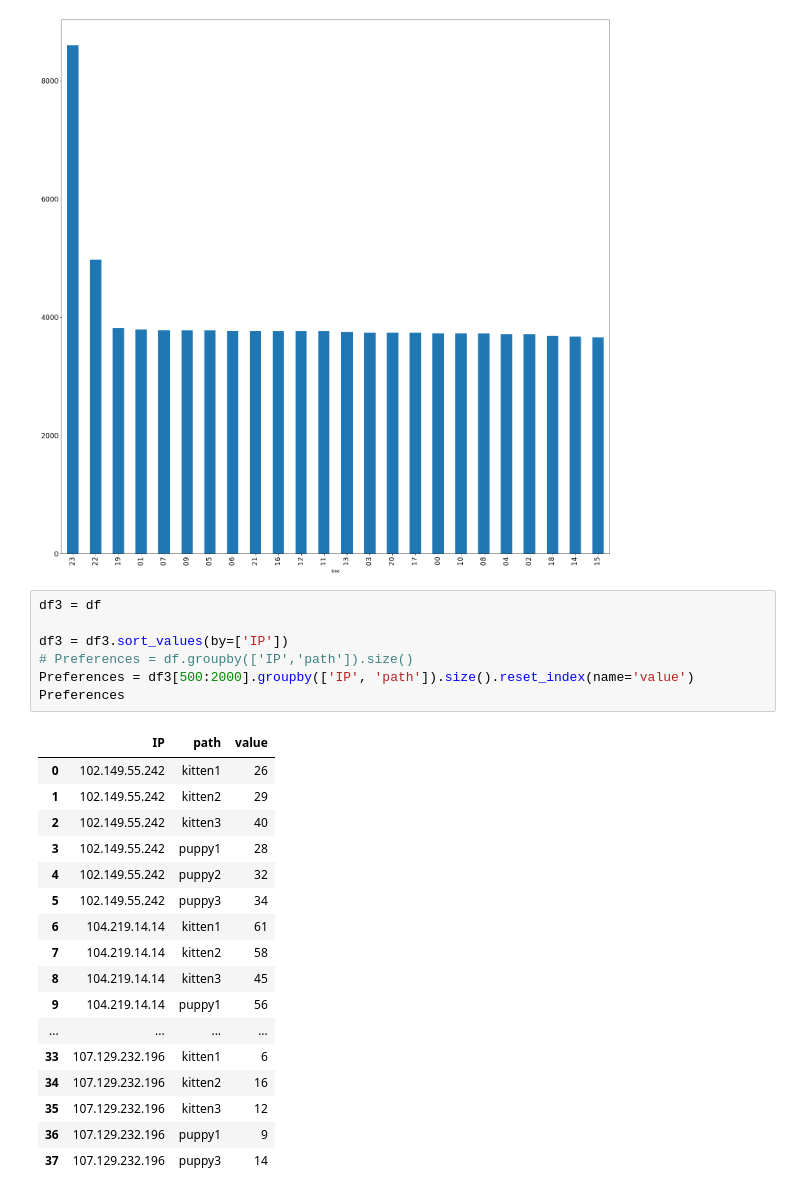
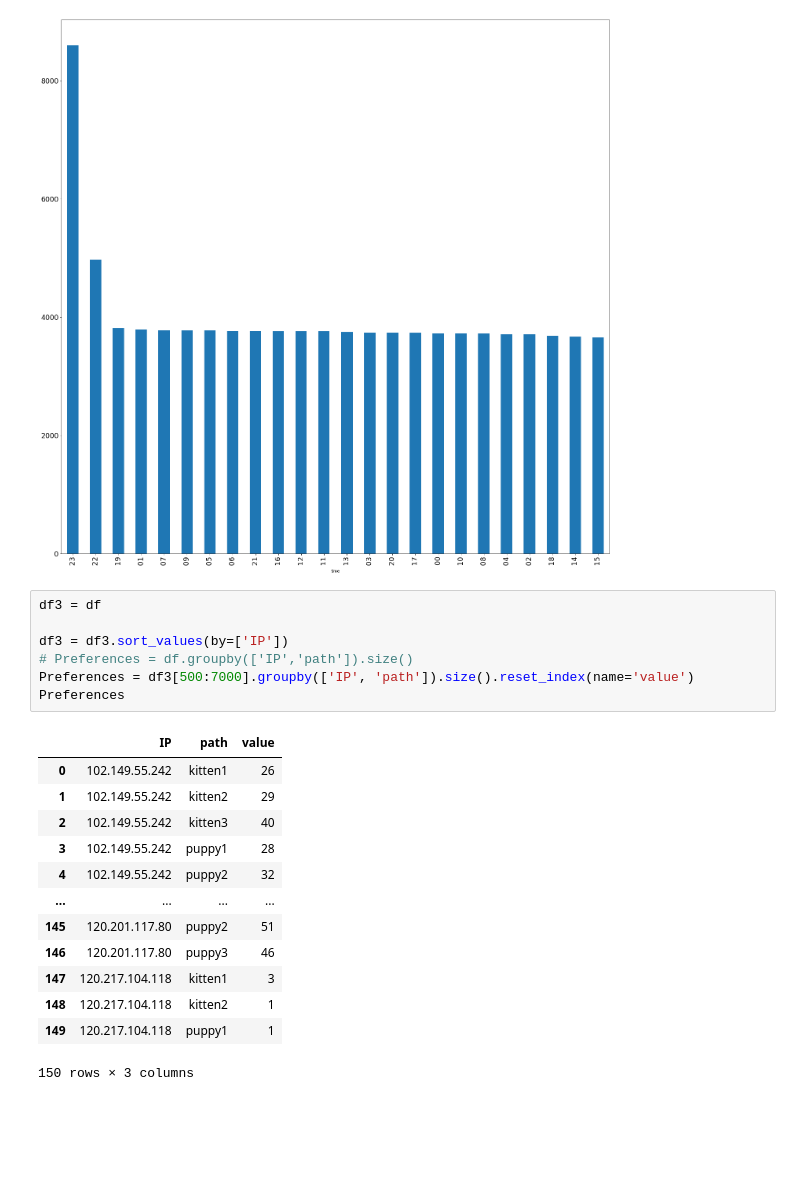
Before and after one commit to msilin/dogcat, a Jupyter notebook: Notebook_hk.ipynb, the cells around one changed output. Drawn from its saved outputs; the diff is of its cells as text; blank space fills up the shorter version.

```diff
--- a/Notebook_hk.ipynb
+++ b/Notebook_hk.ipynb
@@ -37,28 +37,24 @@ Times.plot.bar(figsize=(25,25),fontsize=18)
 # %%
 df3 = df
 
 df3 = df3.sort_values(by=['IP'])
 # Preferences = df.groupby(['IP','path']).size()
-Preferences = df3[500:2000].groupby(['IP', 'path']).size().reset_index(name='value')
+Preferences = df3[500:7000].groupby(['IP', 'path']).size().reset_index(name='value')
 Preferences
 # %% [output]
 |  | IP | path | value |
 | 0 | 102.149.55.242 | kitten1 | 26 |
 | 1 | 102.149.55.242 | kitten2 | 29 |
 | 2 | 102.149.55.242 | kitten3 | 40 |
 | 3 | 102.149.55.242 | puppy1 | 28 |
 | 4 | 102.149.55.242 | puppy2 | 32 |
-| 5 | 102.149.55.242 | puppy3 | 34 |
-| 6 | 104.219.14.14 | kitten1 | 61 |
-| 7 | 104.219.14.14 | kitten2 | 58 |
-| 8 | 104.219.14.14 | kitten3 | 45 |
-| 9 | 104.219.14.14 | puppy1 | 56 |
 | ... | ... | ... | ... |
-| 33 | 107.129.232.196 | kitten1 | 6 |
-| 34 | 107.129.232.196 | kitten2 | 16 |
-| 35 | 107.129.232.196 | kitten3 | 12 |
-| 36 | 107.129.232.196 | puppy1 | 9 |
-| 37 | 107.129.232.196 | puppy3 | 14 |
+| 145 | 120.201.117.80 | puppy2 | 51 |
+| 146 | 120.201.117.80 | puppy3 | 46 |
+| 147 | 120.217.104.118 | kitten1 | 3 |
+| 148 | 120.217.104.118 | kitten2 | 1 |
+| 149 | 120.217.104.118 | puppy1 | 1 |
+150 rows × 3 columns
 # %%
 pivot_df = Preferences.pivot(index='IP', columns='path', values='value')
 pivot_df
```
Also changed, not shown: parts of 4 cells of this notebook.
